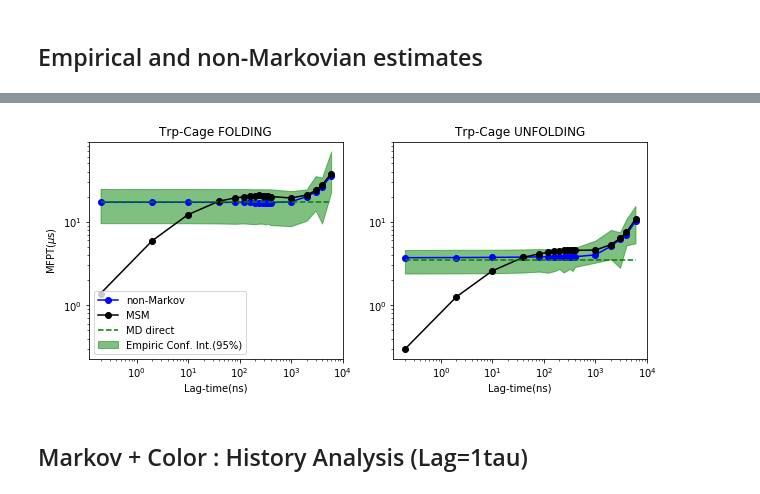
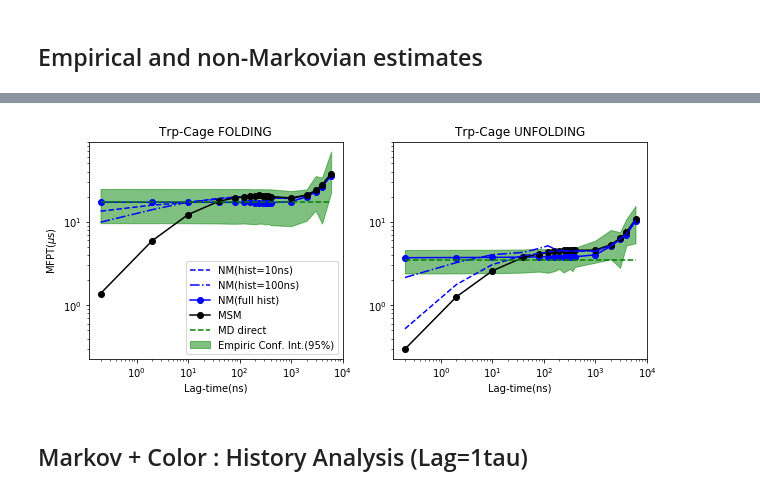
Before and after one commit to choderalab/msm-mfpt, a Jupyter notebook: models/Trpcage_model_mindist_rmsd.ipynb, the cells around one changed output, grey strips where cells are left out. Cells and saved outputs as stored; diff of their text form; code cells hidden in the pictures.

Commit message:
plots update

```diff
--- a/models/Trpcage_model_mindist_rmsd.ipynb
+++ b/models/Trpcage_model_mindist_rmsd.ipynb
@@ -781,38 +838,49 @@ fig=plt.figure(figsize = (10,4))
 ax1 = fig.add_subplot(121)
 ax1.fill_between(lag_to_use_ns, empirical_mfptAB_min, empirical_mfptAB_max,
                  alpha=0.5, color="green", label="Empiric Conf. Int.(95%)" )
-ax1.plot(lag_to_use_ns, nm_mfptsAB, "-o", label="non-Markov", c='b')
+
+ax1.plot(lag_to_use_ns, nm_hist10ns_mfptsAB, "--", label="NM(hist=10ns)", c='b')
+ax1.plot(lag_to_use_ns, nm_hist100ns_mfptsAB, "-.", label="NM(hist=100ns)", c='b')
+ax1.plot(lag_to_use_ns, nm_mfptsAB, "-o", label="NM(full hist)", c='b')
+
 ax1.plot(lag_to_use_ns, msm_mfptAB, "-o",color='k', label="MSM")
 ax1.plot(lag_to_use_ns, [empirical_mfptsAB[0] for i in lag_to_use_ns], "--", color='green',label='MD direct')
+
+
+
 #ax1.plot(lag_to_use_ns, lag_to_use_ns/nm_model.popA/1000, c='purple')
 ax1.set_xscale("log")
 ax1.set_yscale("log")
 ax1.set_title("Trp-Cage FOLDING")
 ax1.set_xlabel("Lag-time(ns)")
 ax1.set_ylabel("MFPT($\mu$s)")
-plt.legend(loc='lower left')
+plt.legend(loc='lower right')
 #ax1.set_xlim(0,600)
 
 
 ax2 = fig.add_subplot(122, sharey=ax1)
 ax2.fill_between(lag_to_use_ns, empirical_mfptBA_min, empirical_mfptBA_max,
                  alpha=0.5, color="green", label="Empiric Conf. Int.(95%)" )
-ax2.plot(lag_to_use_ns, nm_mfptsBA, "-o", label="non-Markov", c='b' )
+ax2.plot(lag_to_use_ns, nm_mfptsBA, "-o", label="NM", c='b' )
 ax2.plot(lag_to_use_ns, msm_mfptBA, "-o",color='k', label="MSM")
+
+ax2.plot(lag_to_use_ns, nm_hist10ns_mfptsBA, "--", label="NM(hist=10ns)", c='b')
+ax2.plot(lag_to_use_ns, nm_hist100ns_mfptsBA, "-.", label="NM(hist=100ns)", c='b')
+
 #ax2.plot(lag_to_use_ns, lag_to_use_ns/nm_model.popB/1000, color='purple')
 ax2.set_xscale("log")
 ax2.set_yscale("log")
 ax2.set_title("Trp-Cage UNFOLDING")
 ax2.set_xlabel("Lag-time(ns)")
 #ax2.set_xlim(0,600)
 
 ax2.plot(lag_to_use_ns, [empirical_mfptsBA[0] for i in lag_to_use_ns], "--", color='green', label='MD direct')
 #plt.legend(bbox_to_anchor=(1.05, 1), loc=2, borderaxespad=0.)
 
 
 plt.show()
 # %% [output]
-[figure, old version]
+[figure, new version]
 # %% [markdown]
 ## Markov + Color : History Analysis (Lag=1tau)
 # %%
```
Also changed, not shown: parts of 9 cells of this notebook, 1 other file.
